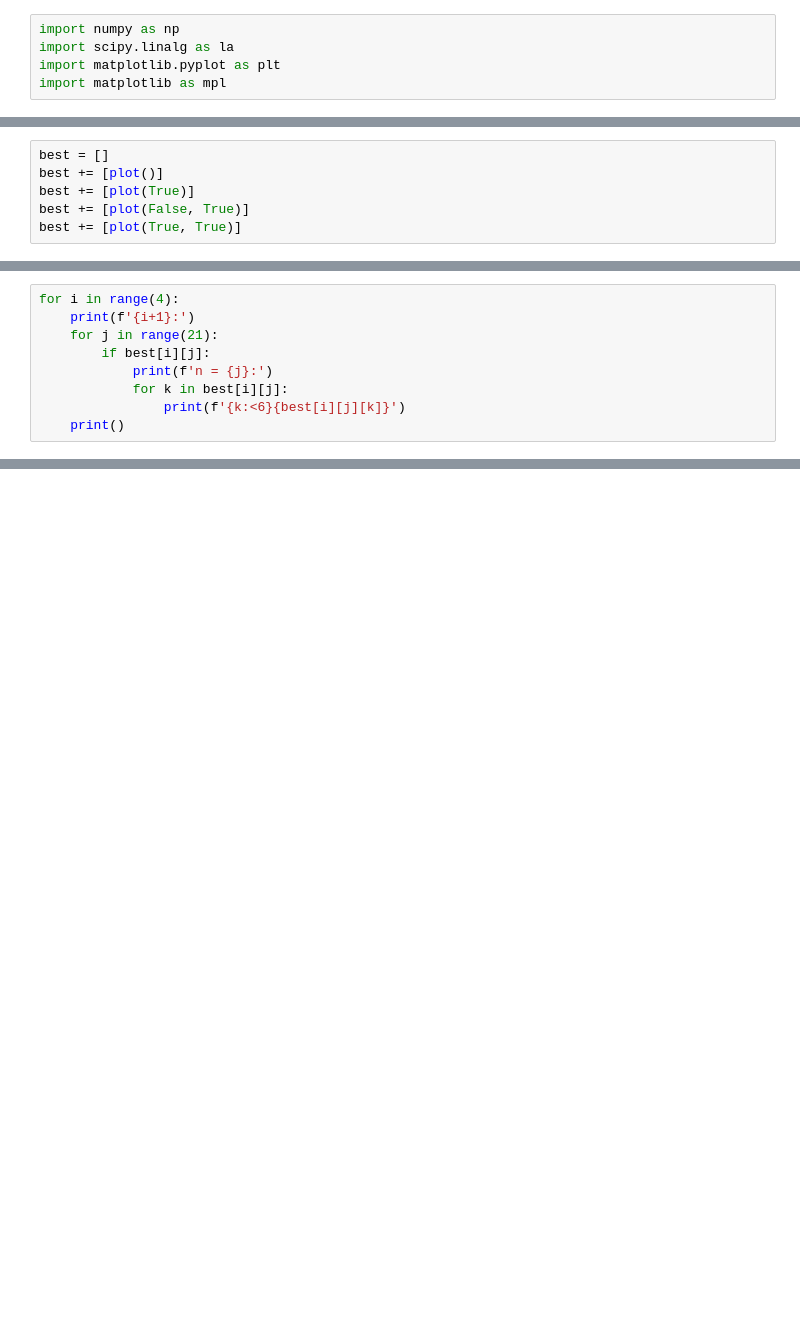
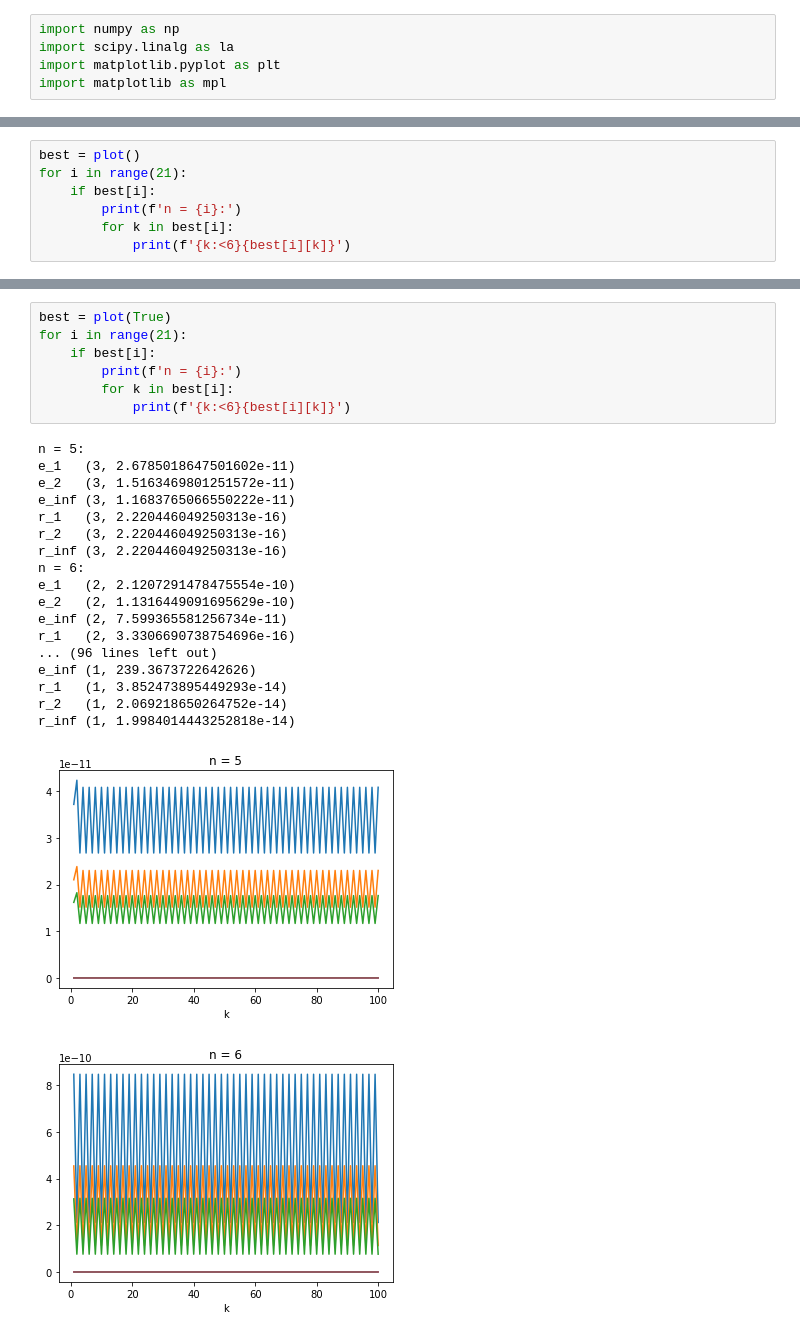
Before and after one commit to d-jakob/num0_pex, a Jupyter notebook: num0_ex12_DanielSchiller_ThomasBlankenburg_DennisJakob.ipynb, the cells around one changed output, grey strips where cells are left out. Saved outputs shown, nothing was run; the diff lists cells and outputs as text; blank space fills up the shorter version.

```diff
--- a/num0_ex12_DanielSchiller_ThomasBlankenburg_DennisJakob.ipynb
+++ b/num0_ex12_DanielSchiller_ThomasBlankenburg_DennisJakob.ipynb
@@ -92,6 +20,0 @@ def plot(qr = False, pascal = False):
-# %%
-best = []
-best += [plot()]
-best += [plot(True)]
-best += [plot(False, True)]
-best += [plot(True, True)]
@@ -112,9 +20,0 @@ best += [plot(True, True)]
-# %%
-for i in range(4):
-    print(f'{i+1}:')
-    for j in range(21):
-        if best[i][j]:
-            print(f'n = {j}:')
-            for k in best[i][j]:
-                print(f'{k:<6}{best[i][j][k]}')
-    print()
@@ -138,0 +99,7 @@ r_1   (59, 1.1102230246251565e-16)
+# %%
+best = plot()
+for i in range(21):
+    if best[i]:
+        print(f'n = {i}:')
+        for k in best[i]:
+            print(f'{k:<6}{best[i][k]}')
@@ -138,0 +142,27 @@ r_1   (59, 1.1102230246251565e-16)
+# %%
+best = plot(True)
+for i in range(21):
+    if best[i]:
+        print(f'n = {i}:')
+        for k in best[i]:
+            print(f'{k:<6}{best[i][k]}')
+# %% [output]
+n = 5:
+e_1   (3, 2.6785018647501602e-11)
+e_2   (3, 1.5163469801251572e-11)
+e_inf (3, 1.1683765066550222e-11)
+r_1   (3, 2.220446049250313e-16)
+r_2   (3, 2.220446049250313e-16)
+r_inf (3, 2.220446049250313e-16)
+n = 6:
+e_1   (2, 2.1207291478475554e-10)
+e_2   (2, 1.1316449091695629e-10)
+e_inf (2, 7.599365581256734e-11)
+r_1   (2, 3.3306690738754696e-16)
+... (96 lines left out)
+e_inf (1, 239.3673722642626)
+r_1   (1, 3.852473895449293e-14)
+r_2   (1, 2.069218650264752e-14)
+r_inf (1, 1.9984014443252818e-14)
+[figure, added]
+[figure, added]
```
Also changed, not shown: parts of 14 cells of this notebook.
